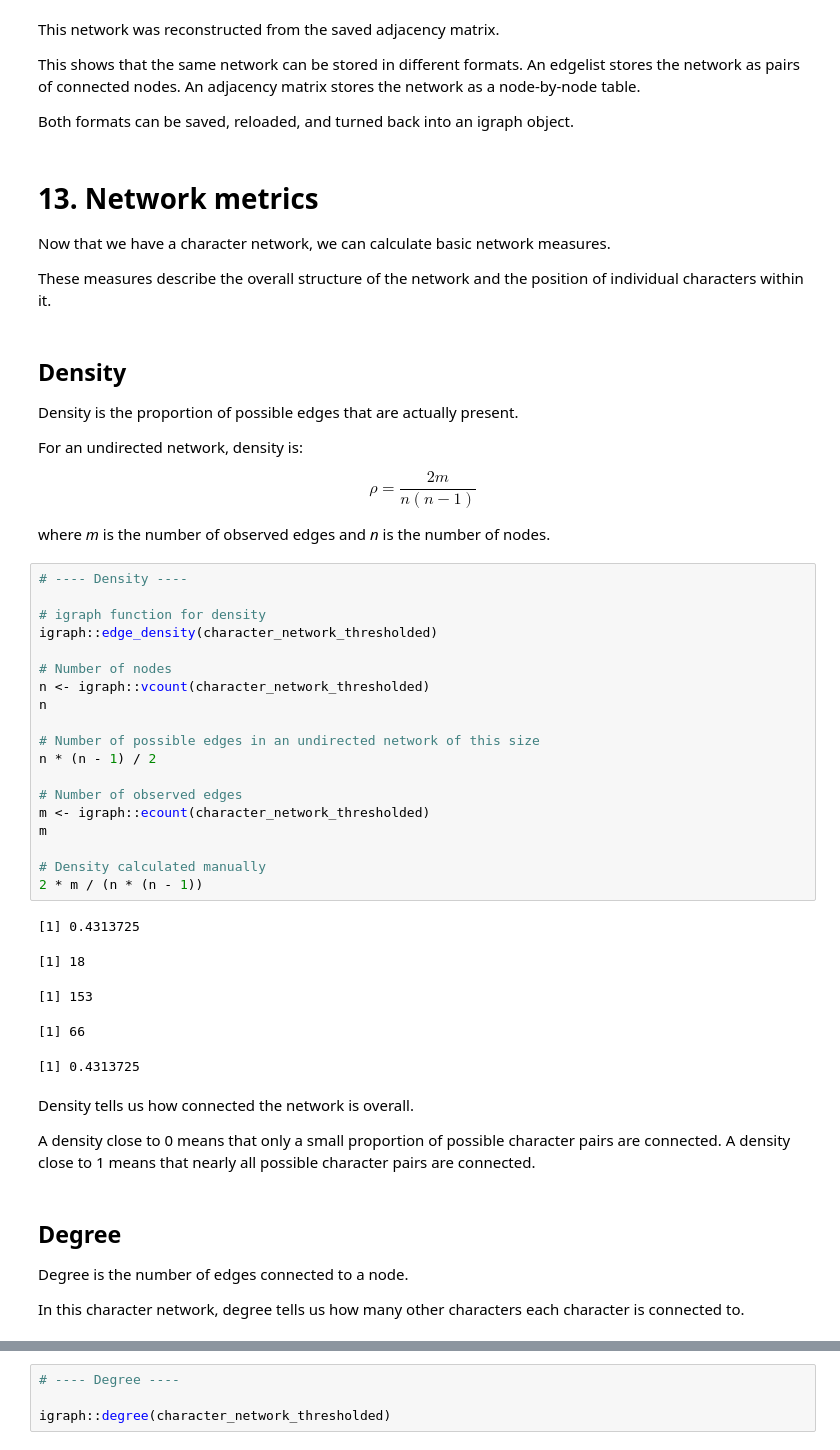
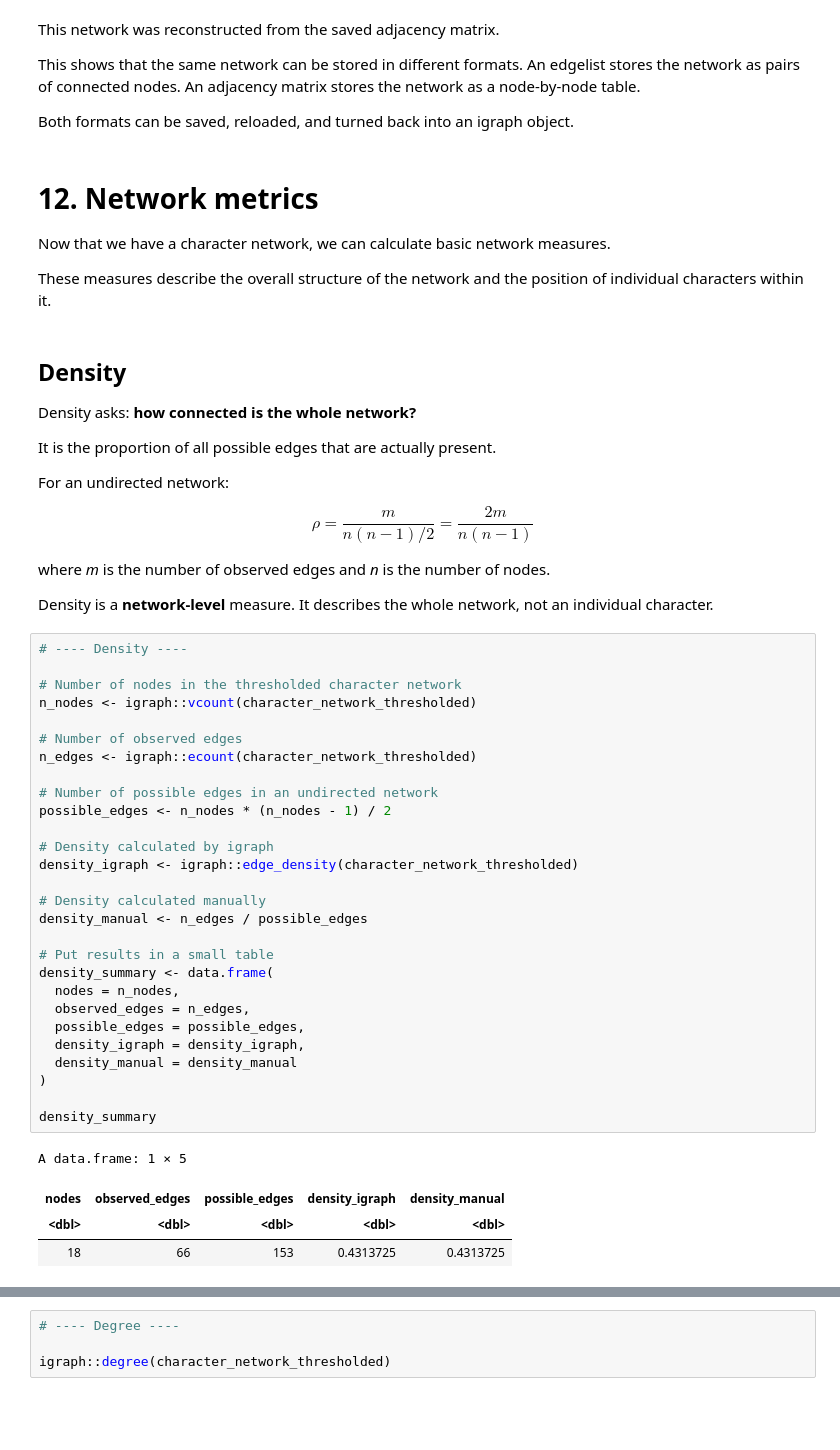
Before and after one commit to ant-jan/text-networks-workshop-26, a Jupyter notebook: notebooks/text_networks_workbook.ipynb, the cells around one changed output, grey strips where cells are left out. Drawn from its saved outputs; the diff is of its cells as text; blank space fills up the shorter version.

```diff
--- a/notebooks/text_networks_workbook.ipynb
+++ b/notebooks/text_networks_workbook.ipynb
@@ -849,7 +830,7 @@ This shows that the same network can be stored in different formats. An edgelist
 
 Both formats can be saved, reloaded, and turned back into an igraph object.
 # %% [markdown]
-# 13. Network metrics
+# 12. Network metrics
 
 Now that we have a character network, we can calculate basic network measures.
 
@@ -857,47 +838,49 @@ These measures describe the overall structure of the network and the position of
 # %% [markdown]
 ## Density
 
-Density is the proportion of possible edges that are actually present.
+Density asks: **how connected is the whole network?**
 
-For an undirected network, density is:
+It is the proportion of all possible edges that are actually present.
+
+For an undirected network:
 
 $$
-\rho = \frac{2m}{n(n-1)}
+\rho = \frac{m}{n(n-1)/2} = \frac{2m}{n(n-1)}
 $$
 
 where *m* is the number of observed edges and *n* is the number of nodes.
+
+Density is a **network-level** measure. It describes the whole network, not an individual character.
-# %%
-# ---- Density ----
-
-# igraph function for density
-igraph::edge_density(character_network_thresholded)
-
-# Number of nodes
-n <- igraph::vcount(character_network_thresholded)
-n
-
-# Number of possible edges in an undirected network of this size
-n * (n - 1) / 2
-
-# Number of observed edges
-m <- igraph::ecount(character_network_thresholded)
-m
-
-# Density calculated manually
-2 * m / (n * (n - 1))
-# %% [output]
-[1] 0.4313725
-[1] 18
-[1] 153
-[1] 66
-[1] 0.4313725
-# %% [markdown]
-Density tells us how connected the network is overall.
-
-A density close to 0 means that only a small proportion of possible character pairs are connected. A density close to 1 means that nearly all possible character pairs are connected.
-# %% [markdown]
-## Degree
-
-Degree is the number of edges connected to a node.
-
-In this character network, degree tells us how many other characters each character is connected to.
+# %%
+# ---- Density ----
+
+# Number of nodes in the thresholded character network
+n_nodes <- igraph::vcount(character_network_thresholded)
+
+# Number of observed edges
+n_edges <- igraph::ecount(character_network_thresholded)
+
+# Number of possible edges in an undirected network
+possible_edges <- n_nodes * (n_nodes - 1) / 2
+
+# Density calculated by igraph
+density_igraph <- igraph::edge_density(character_network_thresholded)
+
+# Density calculated manually
+density_manual <- n_edges / possible_edges
+
+# Put results in a small table
+density_summary <- data.frame(
+  nodes = n_nodes,
+  observed_edges = n_edges,
+  possible_edges = possible_edges,
+  density_igraph = density_igraph,
+  density_manual = density_manual
+)
+
+density_summary
+# %% [output]
+A data.frame: 1 × 5
+| nodes | observed_edges | possible_edges | density_igraph | density_manual |
+| <dbl> | <dbl> | <dbl> | <dbl> | <dbl> |
+| 18 | 66 | 153 | 0.4313725 | 0.4313725 |
```
Also changed, not shown: parts of 50 cells of this notebook.
